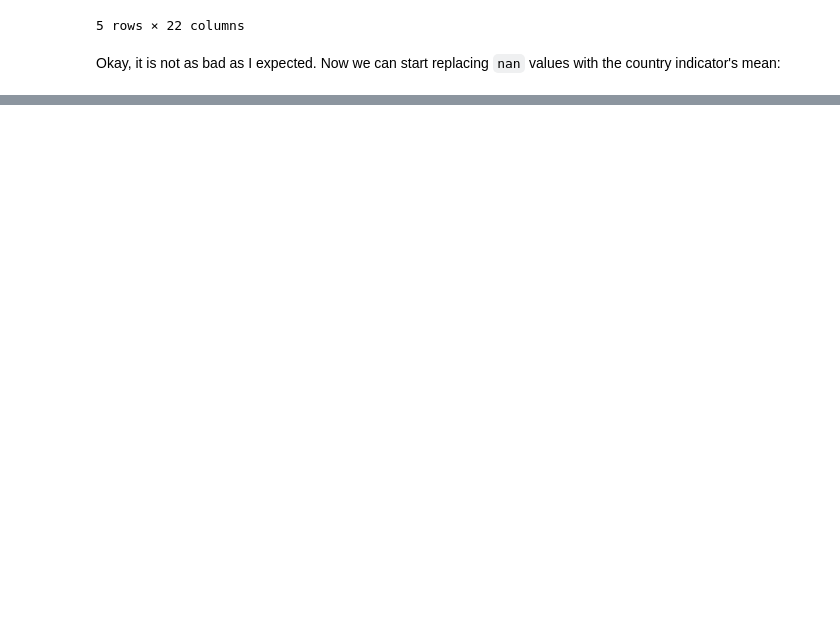
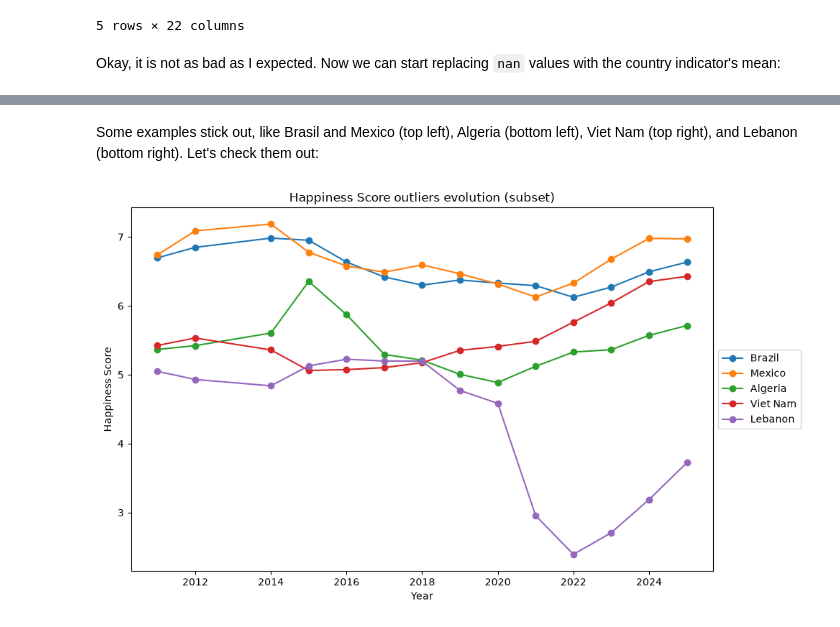
Before and after one commit to flawedvice/happiness-prediction, a Jupyter notebook: exploration.ipynb, the cells around one changed output, grey strips where cells are left out. Cells and saved outputs as stored; diff of their text form; code cells hidden in the pictures; blank space fills up the shorter version.

```diff
--- a/exploration.ipynb
+++ b/exploration.ipynb
@@ -813,0 +913,27 @@ KeyError: "Columns not found: 'India'"
+# %% [markdown]
+Some examples stick out, like Brasil and Mexico (top left), Algeria (bottom left), Viet Nam (top right), and Lebanon (bottom right). Let's check them out:
+# %%
+# Generate 4 graphs to unclutter the data
+interesting_countries = ["Brazil", "Mexico", "Algeria", "Viet Nam", "Lebanon"]
+
+fig, ax = plt.subplots(figsize=(10, 6))
+
+for country in interesting_countries:
+    group = clean_df.loc[clean_df["Country name"] == country].sort_values("Year")
+    ax.plot(
+        group["Year"],
+        group["Life evaluation (3-year average)"],
+        label=country,
+        marker="o"
+    )
+
+ax.set_title("Happiness Score outliers evolution (subset)")
+ax.set_xlabel("Year")
+ax.set_ylabel("Happiness Score")
+ax.legend(loc="center left", bbox_to_anchor=(1, 0.5))
+
+plt.tight_layout()
+save_plt("Happiness Score outliers evolution")
+plt.show()
+# %% [output]
+[figure, added]
```
Also changed, not shown: parts of 34 cells of this notebook, 1 other file.
